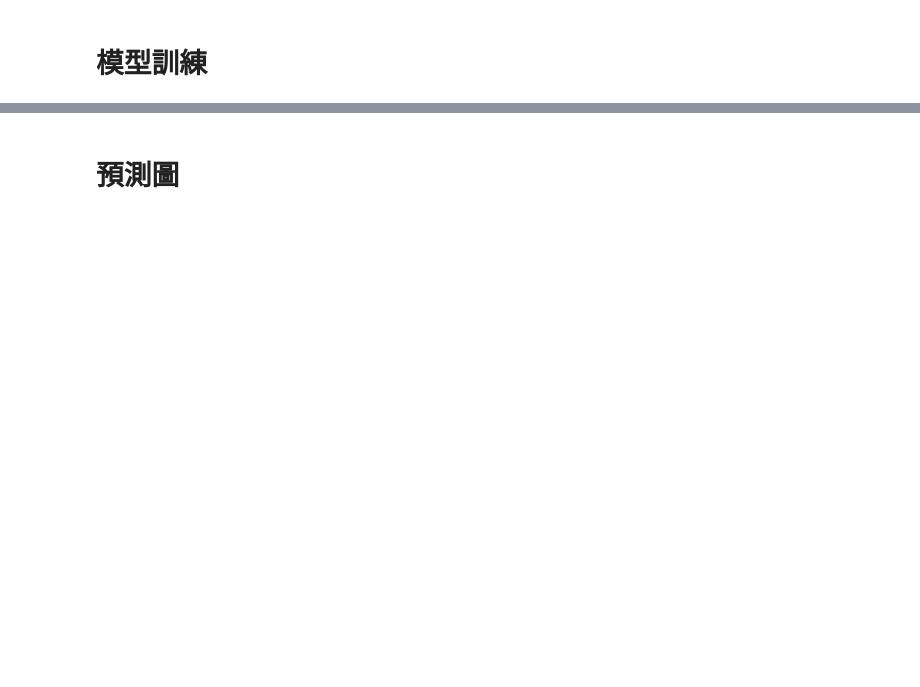
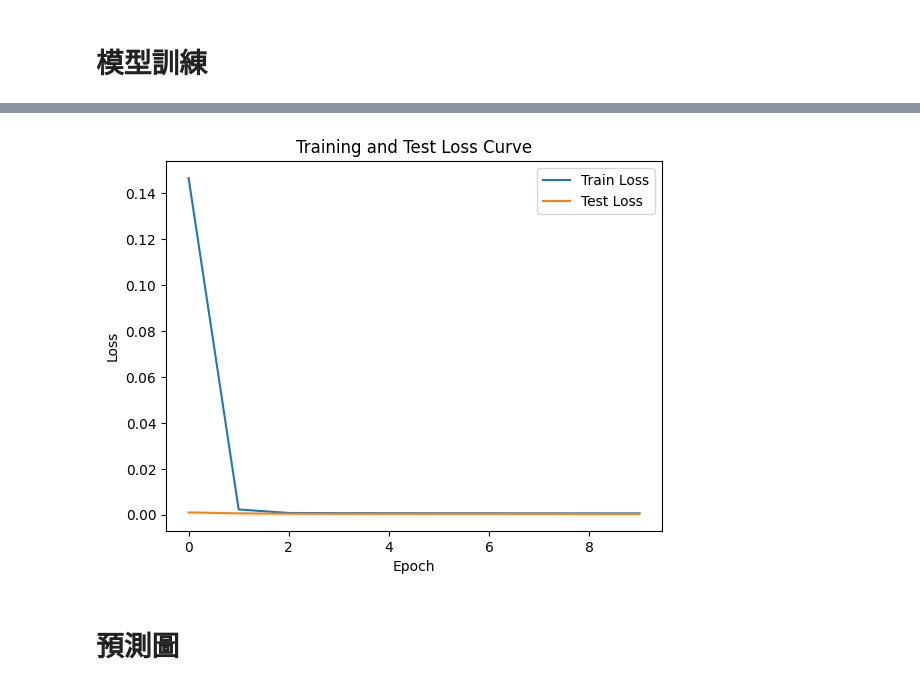
Before and after one commit to skywalker0803r/CFB, a Jupyter notebook: 煙囪排放SOx濃度Y₃.ipynb, the cells around one changed output, grey strips where cells are left out. Cells and saved outputs as stored; diff of their text form; code cells hidden in the pictures; blank space fills up the shorter version.

```diff
--- a/煙囪排放SOx濃度Y₃.ipynb
+++ b/煙囪排放SOx濃度Y₃.ipynb
@@ -476,0 +428,57 @@ Epoch 290, Loss: 0.0018
+# %%
+import torch.nn as nn
+import torch.optim as optim
+import matplotlib.pyplot as plt
+
+model = SimpleMLP(X_train.shape[1], 32, 1)  # 輸出為 1（回歸）
+optimizer = optim.Adam(model.parameters(), lr=0.001)
+loss_fn = nn.MSELoss()
+
+train_losses = []
+test_losses = []
+
+for epoch in range(10):
+    model.train()
+    epoch_train_loss = 0.0
+    for batch_X, batch_Y in train_loader:
+        optimizer.zero_grad()
+
+        # 確保 target 是 (batch_size, 1)
+        if batch_Y.ndim == 1:
+            batch_Y = batch_Y.view(-1, 1)
+
+        outputs = model(batch_X)
+        loss = loss_fn(outputs, batch_Y)
+        loss.backward()
+        optimizer.step()
+
+        epoch_train_loss += loss.item()
+
+    avg_train_loss = epoch_train_loss / len(train_loader)
+    train_losses.append(avg_train_loss)
+
+    # ===== Validation Phase =====
+    model.eval()
+    epoch_test_loss = 0.0
+    with torch.no_grad():
+        for batch_X, batch_Y in test_loader:
+            if batch_Y.ndim == 1:
+                batch_Y = batch_Y.view(-1, 1)
+
+            outputs = model(batch_X)
+            loss = loss_fn(outputs, batch_Y)
+            epoch_test_loss += loss.item()
+
+    avg_test_loss = epoch_test_loss / len(test_loader)
+    test_losses.append(avg_test_loss)
+    print(f"Epoch {epoch:3d} | Train Loss: {avg_train_loss:.4f} | Test Loss: {avg_test_loss:.4f}")
+
+# ===== Plot training and test loss =====
+plt.plot(train_losses, label='Train Loss')
+plt.plot(test_losses, label='Test Loss')
+plt.xlabel("Epoch")
+plt.ylabel("Loss")
+plt.title("Training and Test Loss Curve")
+plt.legend()
+plt.show()
+# %% [output]
@@ -477,3 +495,4 @@ Epoch 290, Loss: 0.0018
+[figure, added]
 # %% [markdown]
 # 預測圖
 # %%
```
Also changed, not shown: parts of 34 cells of this notebook.
